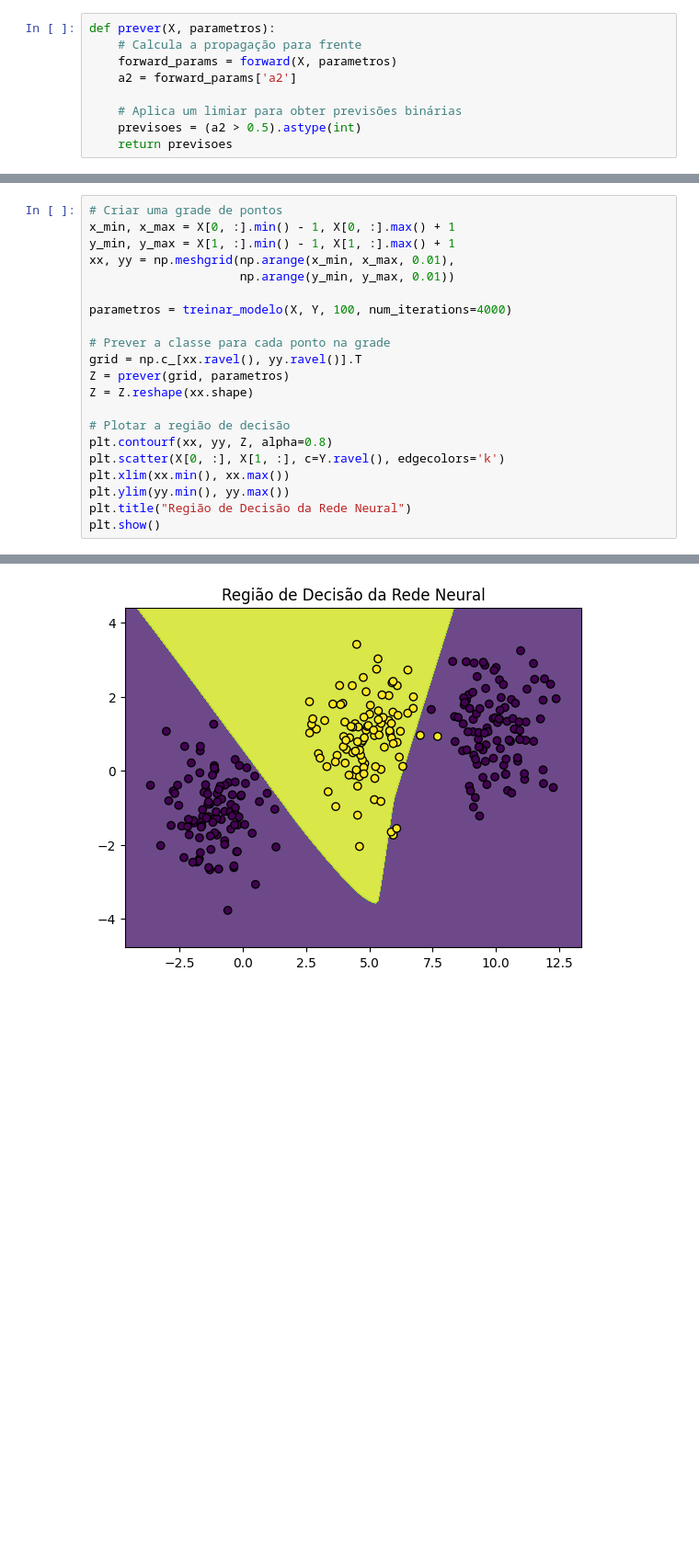
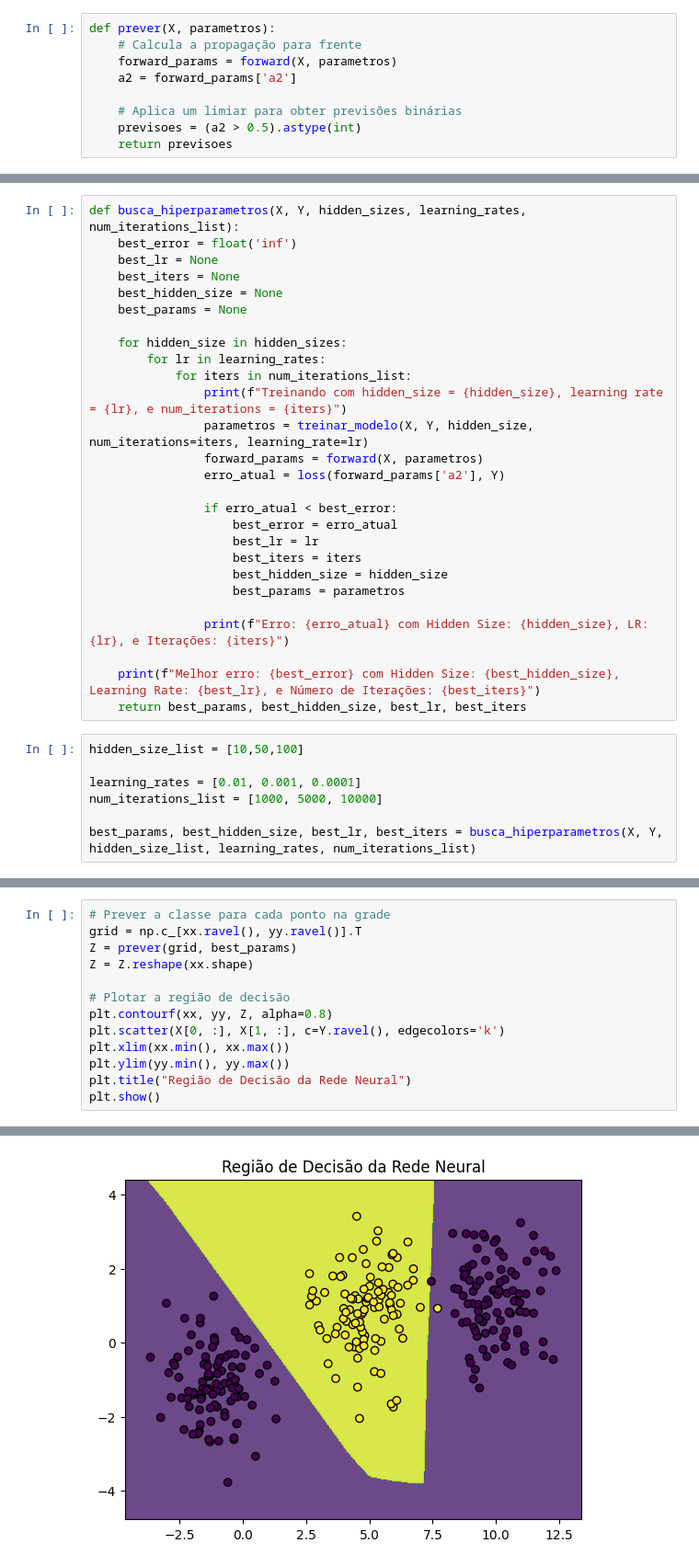
Before and after one commit to ArthurrCr/DEEP-LEARNING, a Jupyter notebook: neural_network.ipynb, the cells around one changed output, grey strips where cells are left out. Shown at 92% size. Drawn from its saved outputs; the diff is of its cells as text; blank space fills up the shorter version.

```diff
--- a/neural_network.ipynb
+++ b/neural_network.ipynb
@@ -233,0 +226,34 @@ erro após iterações: 0.240965
+# %%
+def busca_hiperparametros(X, Y, hidden_sizes, learning_rates, num_iterations_list):
+    best_error = float('inf')
+    best_lr = None
+    best_iters = None
+    best_hidden_size = None
+    best_params = None
+
+    for hidden_size in hidden_sizes:
+        for lr in learning_rates:
+            for iters in num_iterations_list:
+                print(f"Treinando com hidden_size = {hidden_size}, learning rate = {lr}, e num_iterations = {iters}")
+                parametros = treinar_modelo(X, Y, hidden_size, num_iterations=iters, learning_rate=lr)
+                forward_params = forward(X, parametros)
+                erro_atual = loss(forward_params['a2'], Y)
+
+                if erro_atual < best_error:
+                    best_error = erro_atual
+                    best_lr = lr
+                    best_iters = iters
+                    best_hidden_size = hidden_size
+                    best_params = parametros
+
+                print(f"Erro: {erro_atual} com Hidden Size: {hidden_size}, LR: {lr}, e Iterações: {iters}")
+
+    print(f"Melhor erro: {best_error} com Hidden Size: {best_hidden_size}, Learning Rate: {best_lr}, e Número de Iterações: {best_iters}")
+    return best_params, best_hidden_size, best_lr, best_iters
+# %%
+hidden_size_list = [10,50,100]
+
+learning_rates = [0.01, 0.001, 0.0001]
+num_iterations_list = [1000, 5000, 10000]
+
+best_params, best_hidden_size, best_lr, best_iters = busca_hiperparametros(X, Y, hidden_size_list, learning_rates, num_iterations_list)
@@ -234,15 +278,7 @@ erro após iterações: 0.240965
 # %%
-# Criar uma grade de pontos
-x_min, x_max = X[0, :].min() - 1, X[0, :].max() + 1
-y_min, y_max = X[1, :].min() - 1, X[1, :].max() + 1
-xx, yy = np.meshgrid(np.arange(x_min, x_max, 0.01),
-                     np.arange(y_min, y_max, 0.01))
-
-parametros = treinar_modelo(X, Y, 100, num_iterations=4000)
-
 # Prever a classe para cada ponto na grade
 grid = np.c_[xx.ravel(), yy.ravel()].T
-Z = prever(grid, parametros)
+Z = prever(grid, best_params)
 Z = Z.reshape(xx.shape)
 
 # Plotar a região de decisão
@@ -257 +292 @@ erro após iterações: 0.172164
-[figure, old version]
+[figure, new version]
```
Also changed, not shown: parts of 8 cells of this notebook.
